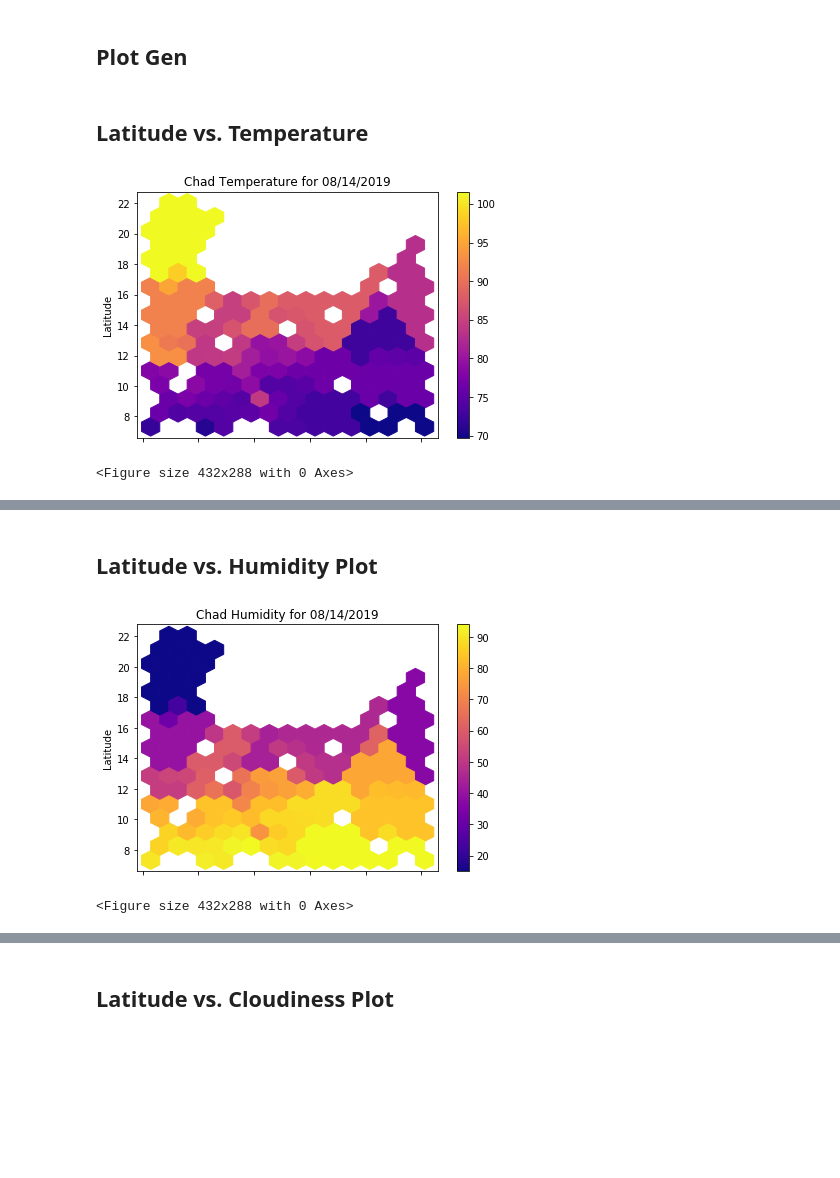
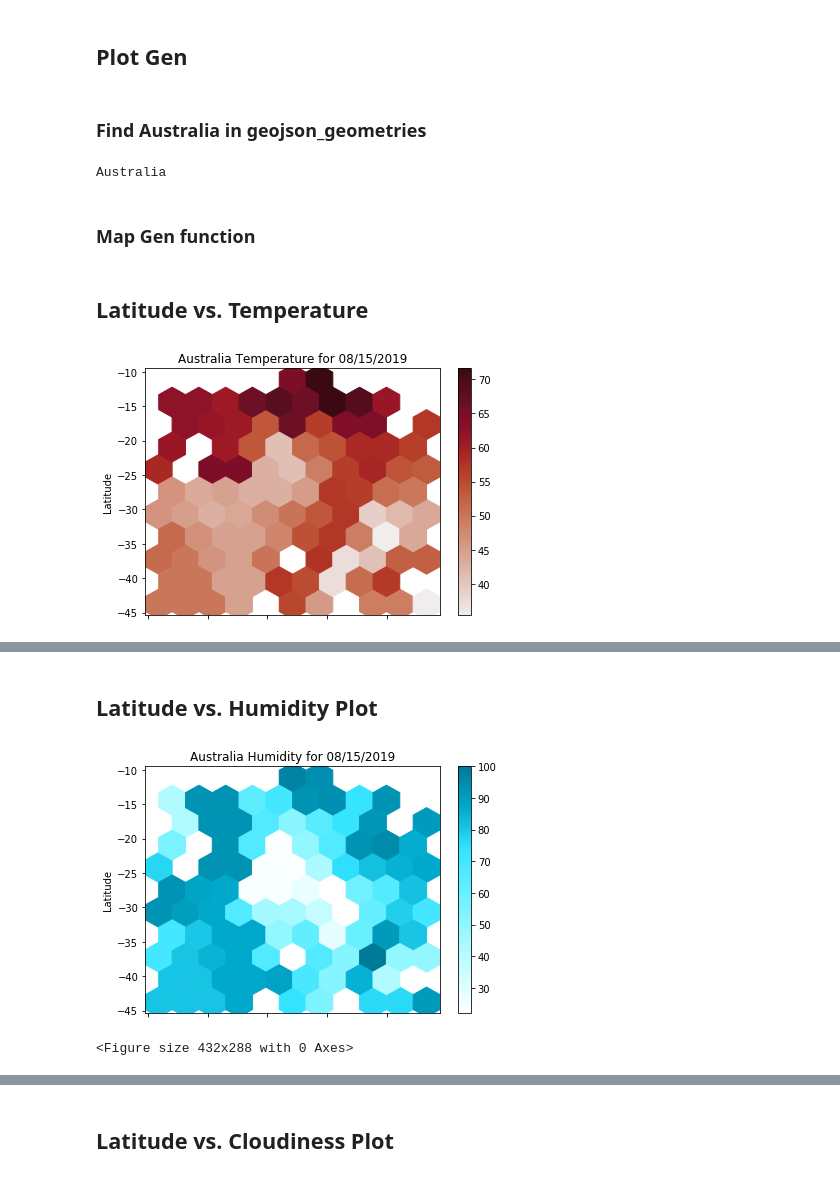
Before and after one commit to trivial-vector/Storytime, a Jupyter notebook: Storytime.ipynb, the cells around one changed output, grey strips where cells are left out. Drawn from its saved outputs; the diff is of its cells as text; code cells hidden in the pictures; blank space fills up the shorter version.

Commit message:
Focus on Australia

```diff
--- a/Storytime.ipynb
+++ b/Storytime.ipynb
@@ -19,16 +27,16 @@ from citipy import citipy
 # %% [markdown]
 ## Generate Cities List
 # %%
-# Chad BBox
-lat = [7.318882, 22.715390]
-lng = [14.282227,24.125977]
+# Australia BBox
+lat = [-43.897892, -10.660608]
+lng = [110.917969,156.708984]
 
-# generate touples of random numbers in a range and adds them to a set
-# When we have generated 650 touples will have 650 unique cities
-# We generate 25% more of the minimum since NOT all cities in citipy return data in openweathermap
+'''
+Generate cities based on boundary box of Australia and filter on country code to restrict to only Chad
+'''
 citySet = set()
 
-while len(citySet) < 650:
+while len(citySet) < 300:
     cty_lat = round(np.random.uniform(lat[0],lat[1]),3)
     cty_lng = round(np.random.uniform(lng[0],lng[1]),3)
     city = citipy.nearest_city(cty_lat, cty_lng)
@@ -86,0 +95,4 @@ cities_df.to_csv("output/cities.csv", index=False, header=True)
+# %%
+# Confirm filter on Country Code
+cities_df=cities_df.loc[cities_df['Country Code']=='AU']
+cities_df.head()
@@ -87,17 +107,24 @@ cities_df.to_csv("output/cities.csv", index=False, header=True)
 # %% [markdown]
 ## Plot Gen
 # %%
-def plot_gen(c):
+# Define colormaps
+temp = pt.cmocean.sequential.Amp_15
+humidity = pt.lightbartlein.sequential.Blues7_7
+clouds= pt.cmocean.sequential.Gray_15_r
+wind = pt.cmocean.sequential.Dense_15
+
+def plot_gen(c,cmap):
     date = dt.date.today().strftime('%m/%d/%Y')
     plot = cities_df.plot.hexbin(x='Longitude',
                                  y='Latitude',
                                  C=c,
-                                 gridsize = 15,
+                                 gridsize = 10,
                                  figsize=(6,4),
-                                 title=f"Chad {c} for {date}",
-                                 cmap='plasma')
+                                 title=f"Australia {c} for {date}",
+                                 cmap=cmap.mpl_colormap)
+    plt.xlabel('Longitude')
     plt.tight_layout()
+    # Save the chart
+    plt.savefig(f"img/Aus_{c}.png")
+    # Now we can show the image, otherwise we get a blank png
     plt.show()
-
-    # Save the chart
-    plt.savefig(f"img/Chad_{c}.png")
@@ -116,0 +131,22 @@ def map_gen(column,max_intensity=90, point_radius=20):
+# %% [markdown]
+### Find Australia in geojson_geometries
+# %%
+# Loop through countries to match Australia on ISO_A3 Country Code
+aus_feature = gdata.load_geometry('countries')
+aus_val = 0
+for i in range(0,217):
+    if aus_feature['features'][i]['properties']['ISO_A3'] == 'AUS':
+        break
+        aus_val=i
+        # Isolate geometry for australia
+        aus_geojson={
+            "type":"FeatureCollection",
+            "features": [aus_feature['features'][aus_val]]
+        }
+
+# Confirm Accuracy
+print(aus_geojson['features'][0]['properties']['name'])
+# %% [output]
+Australia
+# %% [markdown]
+### Map Gen function
@@ -117,8 +192,7 @@ def map_gen(column,max_intensity=90, point_radius=20):
 # %% [markdown]
 ## Latitude vs. Temperature
 # %%
-plot_gen('Temperature')
+plot_gen('Temperature',temp)
 # %% [output]
-[figure, old version]
+[figure, new version]
-<Figure size 432x288 with 0 Axes>
 # %%
@@ -128,8 +202,8 @@ map_gen('Temperature',max_intensity=150,point_radius=17)
 # %% [markdown]
 ## Latitude vs. Humidity Plot
 # %%
-plot_gen('Humidity')
+plot_gen('Humidity', humidity)
 # %% [output]
-[figure, old version]
+[figure, new version]
 <Figure size 432x288 with 0 Axes>
 # %%
```
Also changed, not shown: parts of 14 cells of this notebook, 12 other files.
